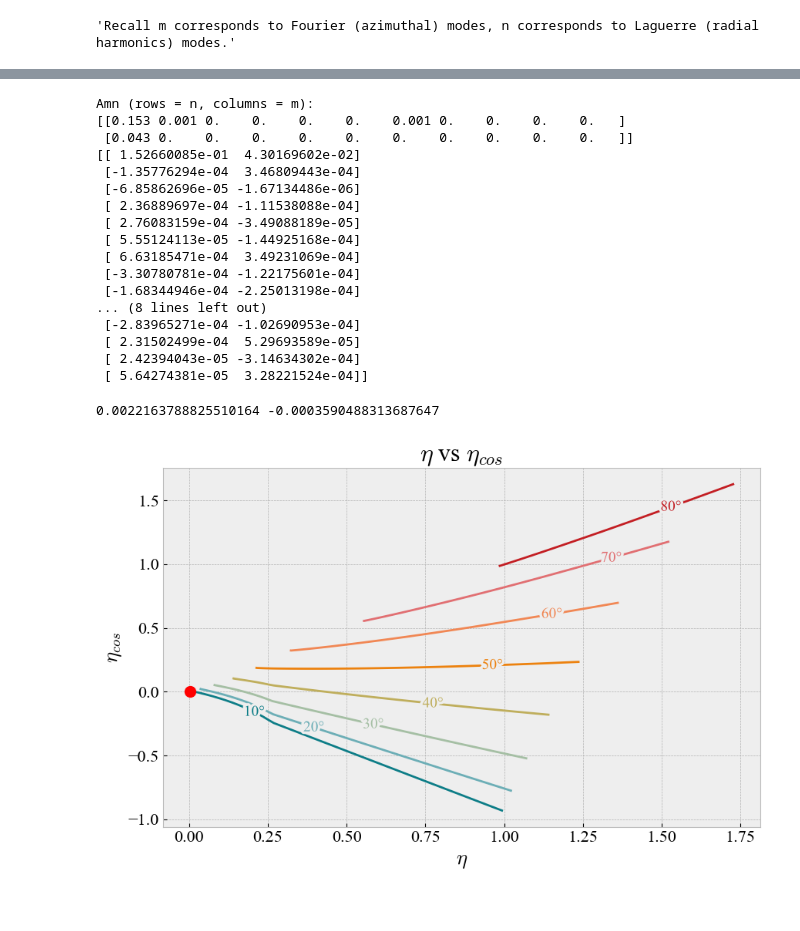
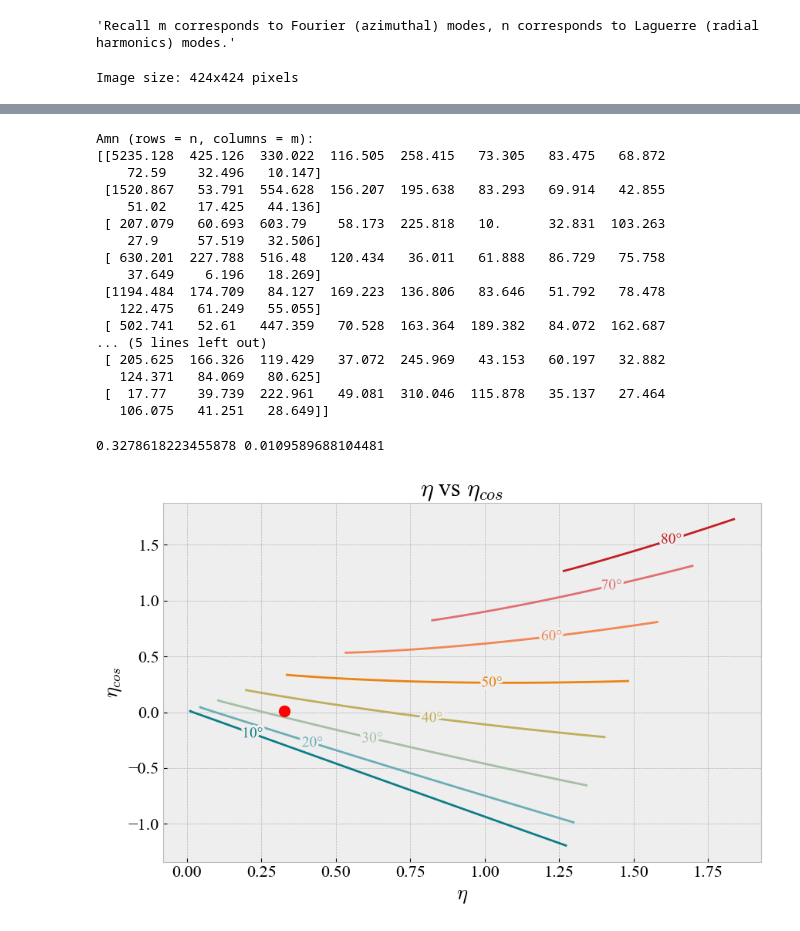
Before and after one commit to meganhmartinez/Sonification, a Jupyter notebook: Expansions.ipynb, the cells around one changed output, grey strips where cells are left out. Cells and saved outputs as stored; diff of their text form; code cells hidden in the pictures.

```diff
--- a/Expansions.ipynb
+++ b/Expansions.ipynb
@@ -94,26 +49,21 @@ noise = 0.5
 # %% [output]
 'Recall m corresponds to Fourier (azimuthal) modes, n corresponds to Laguerre (radial harmonics) modes.'
 # %%
-import numpy as np
-import math
-from PIL import Image
-import matplotlib.pyplot as plt
-
-file="844.jpg"  # replace with your image file
+file="290722.jpg"  # replace with your image file
 img_pil = Image.open(file).convert("L")
 w, h    = img_pil.size
-
+print(f"Image size: {w}x{h} pixels")
 img_incl = np.array(img_pil, dtype=float)
 
-x_edges = np.linspace(-rmax, rmax, w+1)
-y_edges = np.linspace(rmax, -rmax, h+1)
+x_edges = np.linspace(-rmax, rmax, w)
+y_edges = np.linspace(rmax, -rmax, h)
 
 safe     = np.where(img_incl>0, img_incl, np.nan)
 log_img  = np.log10(safe)
 
 plt.figure(figsize=(6,5))
 plt.imshow(
-    log_img, origin="lower", cmap="bone_r",
+    log_img, cmap="bone_r",
     extent=[x_edges[0],x_edges[-1],y_edges[0],y_edges[-1]],
     vmin=0, vmax=3.3
 )
@@ -128,8 +78,11 @@ D = DiscGalaxy(N=N, a=a)
 D.img     = img_incl
 D.x_edges = x_edges
 D.y_edges = y_edges
+D.x_centers = x_edges
+D.y_centers = y_edges
 
-E1 = D.make_pointexpansion(mmax, nmax, a*1.5, noisy=False)
+
+E1 = D.make_expansion(mmax, nmax, 20, noisy=False)
 E1.laguerre_reconstruction(D.r, D.p)
 
 
@@ -143,7 +96,6 @@ Amn_matrix = Amn.T
 
 print("Amn (rows = n, columns = m):")
 print(np.round(Amn_matrix,3))
-print(coscoefstrue, sincoefstrue)
 
 
 # the grid of inclinations to draw curves for:
@@ -155,6 +107,7 @@ plt.figure(figsize=(9, 6))
 
 
 i=0
+
 for inc in tqdm(incl_list, desc="Processing inclinations", unit="inclination"):
     etas      = []
     eta_cos = []
@@ -163,7 +116,7 @@ for inc in tqdm(incl_list, desc="Processing inclinations", unit="inclination"):
         D = DiscGalaxy(N=N, a=a)
         D.rotate_disc(inc, PA, 0)
         D.generate_image(rmax=rmax, nbins=nbins, noiselevel=noise)
-        E = D.make_pointexpansion(mmax, nmax, a*1.5)
+        E = D.make_pointexpansion(mmax, nmax, 20)
 
         c = E.coscoefs; s = E.sincoefs
 
@@ -207,3 +160,4 @@ print(eta_bt, eta_cos_bt)
 plt.tight_layout()
 plt.show()
 # %% [output]
+Image size: 424x424 pixels
@@ -211,19 +165,19 @@ plt.show()
-Amn (rows = n, columns = m):
-[[0.153 0.001 0.    0.    0.    0.    0.001 0.    0.    0.    0.   ]
- [0.043 0.    0.    0.    0.    0.    0.    0.    0.    0.    0.   ]]
-[[ 1.52660085e-01  4.30169602e-02]
- [-1.35776294e-04  3.46809443e-04]
- [-6.85862696e-05 -1.67134486e-06]
- [ 2.36889697e-04 -1.11538088e-04]
- [ 2.76083159e-04 -3.49088189e-05]
- [ 5.55124113e-05 -1.44925168e-04]
- [ 6.63185471e-04  3.49231069e-04]
- [-3.30780781e-04 -1.22175601e-04]
- [-1.68344946e-04 -2.25013198e-04]
-... (8 lines left out)
- [-2.83965271e-04 -1.02690953e-04]
- [ 2.31502499e-04  5.29693589e-05]
- [ 2.42394043e-05 -3.14634302e-04]
- [ 5.64274381e-05  3.28221524e-04]]
-0.0022163788825510164 -0.0003590488313687647
+Amn (rows = n, columns = m):
+[[5235.128  425.126  330.022  116.505  258.415   73.305   83.475   68.872
+    72.59    32.496   10.147]
+ [1520.867   53.791  554.628  156.207  195.638   83.293   69.914   42.855
+    51.02    17.425   44.136]
+ [ 207.079   60.693  603.79    58.173  225.818   10.      32.831  103.263
+    27.9     57.519   32.506]
+ [ 630.201  227.788  516.48   120.434   36.011   61.888   86.729   75.758
+    37.649    6.196   18.269]
+ [1194.484  174.709   84.127  169.223  136.806   83.646   51.792   78.478
+   122.475   61.249   55.055]
+ [ 502.741   52.61   447.359   70.528  163.364  189.382   84.072  162.687
+... (5 lines left out)
+ [ 205.625  166.326  119.429   37.072  245.969   43.153   60.197   32.882
+   124.371   84.069   80.625]
+ [  17.77    39.739  222.961   49.081  310.046  115.878   35.137   27.464
+   106.075   41.251   28.649]]
+0.3278618223455878 0.0109589688104481
-[figure, old version]
+[figure, new version]
```
Also changed, not shown: parts of 6 cells of this notebook, 44 other files.
